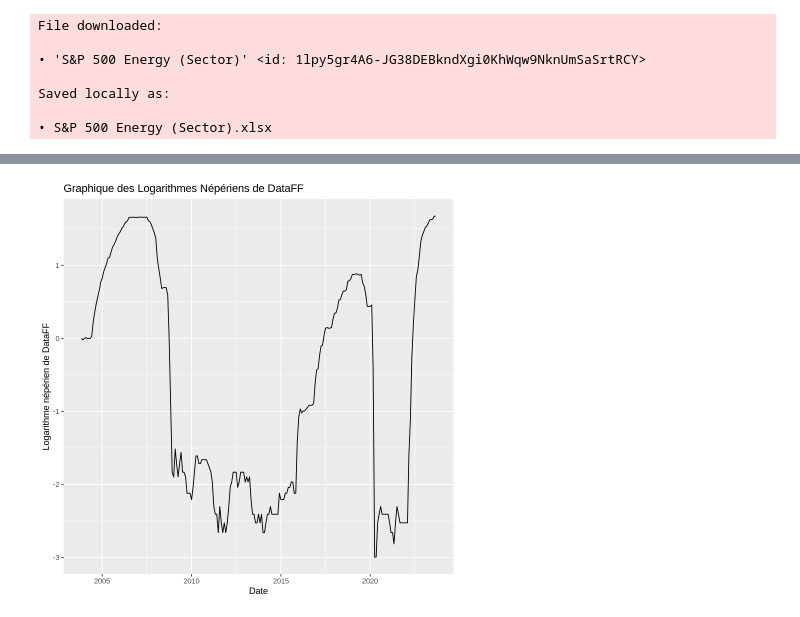
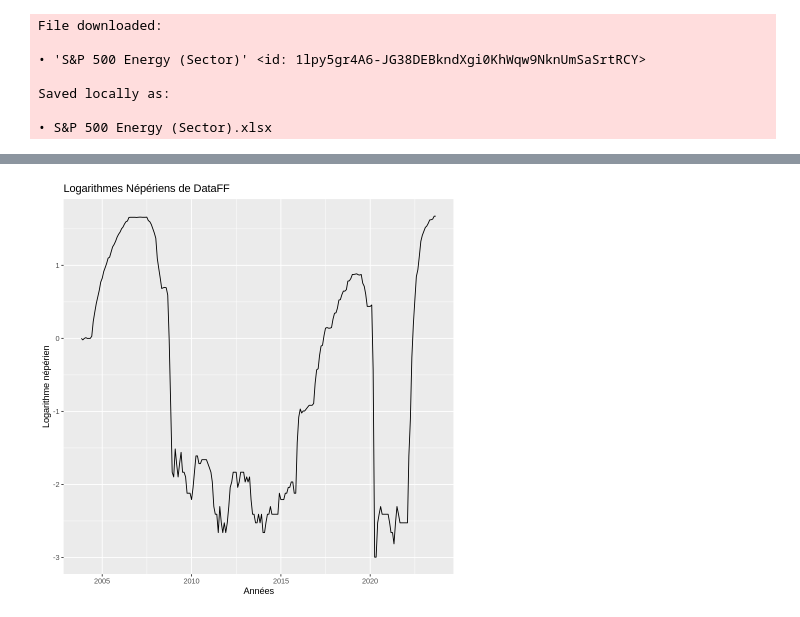
Before and after one commit to EstelleSimon/ECONOMETRIE_projet, a Jupyter notebook: Econometrie_projet.ipynb, the cells around one changed output, grey strips where cells are left out. Cells and saved outputs as stored; diff of their text form; code cells hidden in the pictures.

```diff
--- a/Econometrie_projet.ipynb
+++ b/Econometrie_projet.ipynb
@@ -96,8 +107,8 @@ FEDFUND$log_DataFF <- log(FEDFUND$DataFF)
 # %%
 library(ggplot2)
 ggplot(data = FEDFUND, aes(x = date, y = log_DataFF)) +
   geom_line() +
-  labs(x = "Date", y = "Logarithme népérien de DataFF") +
-  ggtitle("Graphique des Logarithmes Népériens de DataFF")
+  labs(x = "Années", y = "Logarithme népérien") +
+  ggtitle("Logarithmes Népériens de DataFF")
 # %% [output]
-[figure, old version]
+[figure, new version]
```
Also changed, not shown: parts of 15 cells of this notebook.
